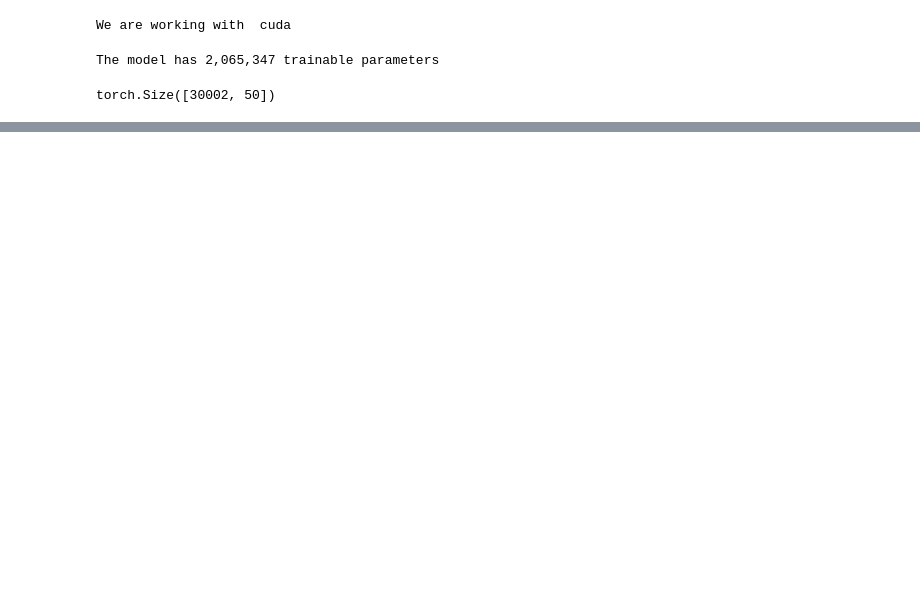
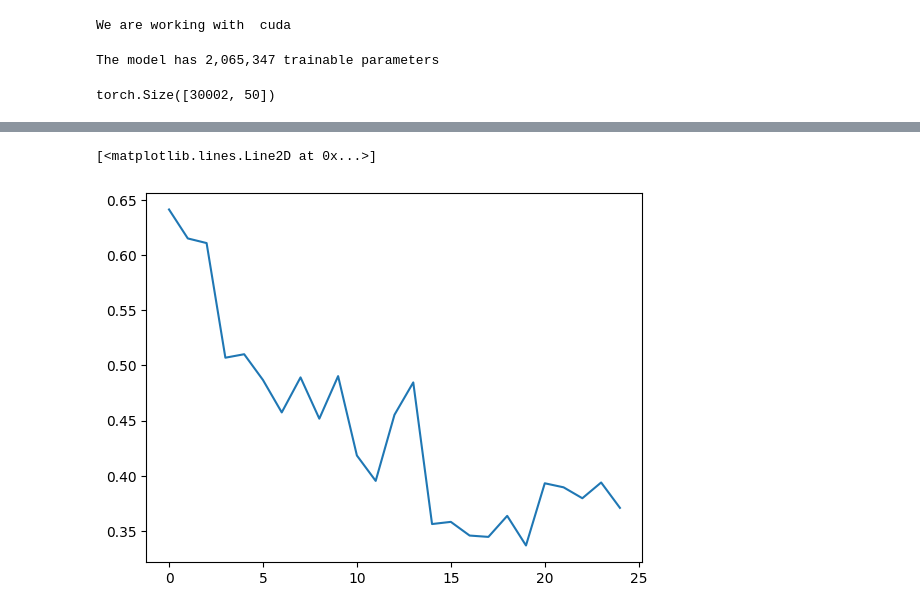
Before and after one commit to ganeshred/NLPAuthorshipAttributionNLM, a Jupyter notebook: bi_LSTM_task2.ipynb, the cells around one changed output, grey strips where cells are left out. Drawn from its saved outputs; the diff is of its cells as text; code cells hidden in the pictures; blank space fills up the shorter version.

```diff
--- a/bi_LSTM_task2.ipynb
+++ b/bi_LSTM_task2.ipynb
@@ -372,0 +385,5 @@ Test Loss: 0.411 | Test Acc: 81.04%
+# %%
+plt.plot(valid_losses_list)
+# %% [output]
+[<matplotlib.lines.Line2D at 0x...>]
+[figure, added]
```
Also changed, not shown: parts of 22 cells of this notebook.
